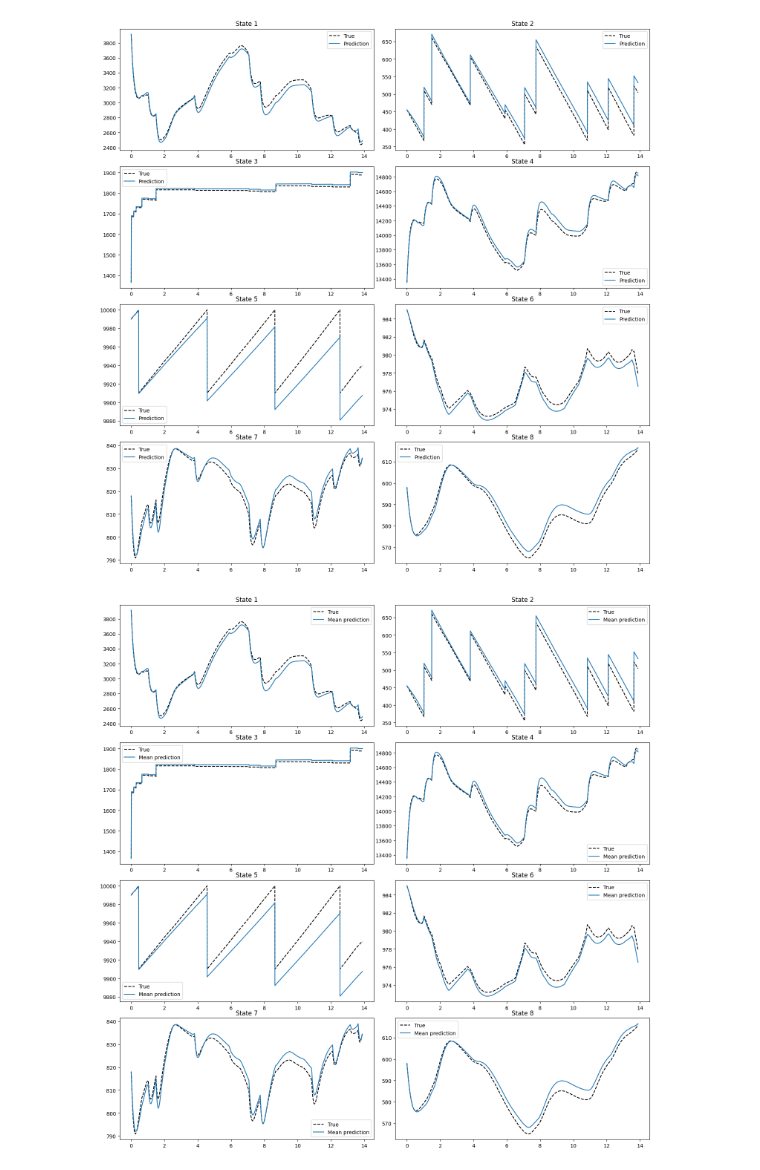
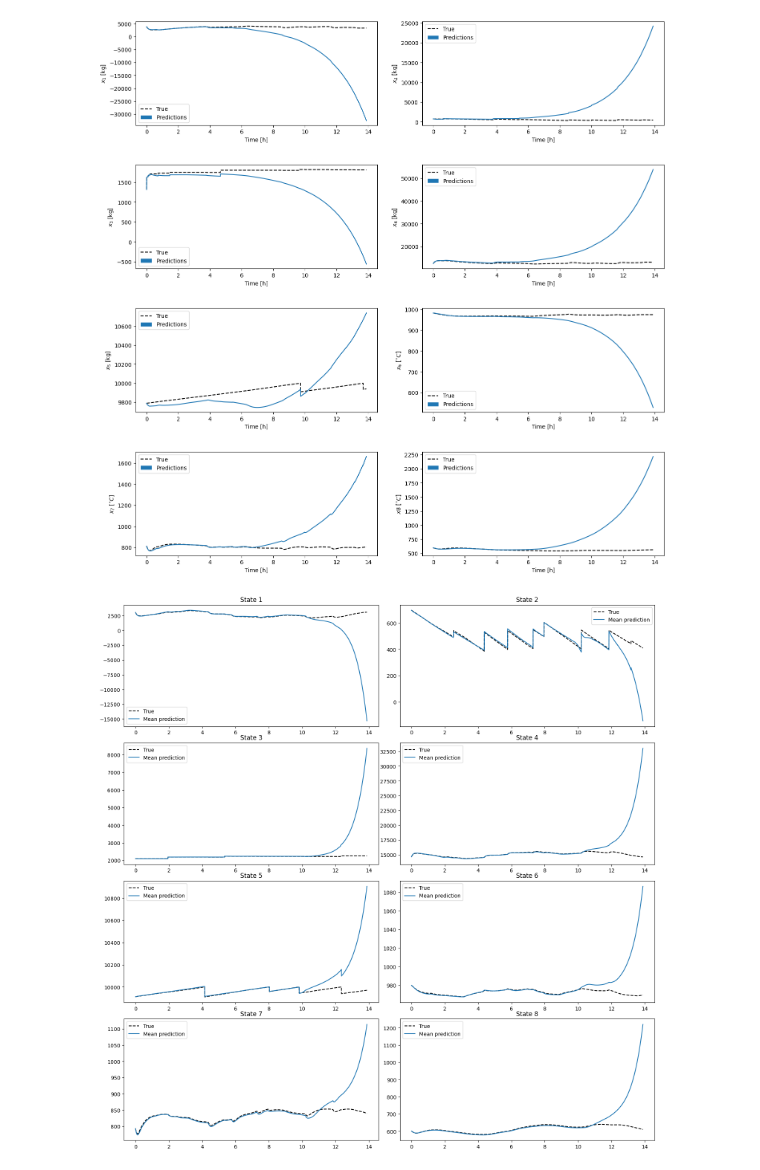
Before and after one commit to emilhaugstvedt/sparsity, a Jupyter notebook: sparsity.ipynb, the cells around one changed output. Saved outputs shown, nothing was run; the diff lists cells and outputs as text; code cells hidden in the pictures.

```diff
--- a/sparsity.ipynb
+++ b/sparsity.ipynb
@@ -32,6 +36,12 @@ y_mean = test_loader.dataset.y_mean
 x_std = test_loader.dataset.x_std
 x_mean = test_loader.dataset.x_mean
 # %%
-test_set_n = 10
+test_set_n = 13
 x_test = test_data[test_set_n]
+
+#x_mean = x_test_mean
+#x_std = test.x_std
+#y_mean = test.y_mean
+#y_std = test.y_std
+
 t = torch.linspace(0, dt * len(x_test)/60/60, len(x_test))
@@ -41,0 +48,13 @@ models = load_models(path, n_models=1)
+# %%
+path = "models/alu/L1_regularization/best_model" # plain, soft_thresholding, L1-regularization, dynamic_sparse_reparameterization, magnitude_pruning
+
+models = load_models(path, n_models=1)
+
+path = "models/alu/L1_regularization/best_swa_model"
+state_dicts = load_state_dicts(path, n_models=1)
+layers = [13, 25, 25, 25, 25, 8]
+#models = []
+for state_dict in state_dicts:
+    model = torch.optim.swa_utils.AveragedModel(L1RegularizationNet(layers))
+    model.load_state_dict(state_dict)
+    models.append(model)
@@ -46,31 +70,36 @@ for model in models:
     prediction = torch.zeros_like(x_test).detach()
     prediction[:, 8:] = x_test[:, 8:]
     prediction[:1] = x_test[:1]
-    predictions.append(prediction.detach())
+    predictions.append(prediction.detach().numpy())
 
     for i in range(1, len(prediction)):
         input = (prediction[i-1] - x_mean) / x_std
         x_dot = model(input) * y_std + y_mean
         prediction[i, :8] = prediction[i-1, :8] + x_dot * dt
 # %%
-steps = 4999 # Max 4999
-predictions = predictions[:5]
+steps = 5000 # Max 5000
 
-y_labels = ["$x_1$ [kg]", "x2 [kg]", "x3 [kg]", "x4 [kg]", "x5 [kg]", "x6 [C]", "x7 [C]", "x8 [C]"]
+y_labels = ["$x_1$ [kg]", "$x_2$ [kg]", "$x_3$ [kg]", "$x_4$ [kg]", "$x_5$ [kg]", "$x_6$ $[^{\circ}C]$", "$x_7$ $[^{\circ}C]$", "$x8$ $[^{\circ}C]$"]
 x_label = "Time [h]"
 
 fig, ax = plt.subplots(4, 2, figsize=(15, 15))
-fig.tight_layout()
+fig.tight_layout(pad=5.0)
 for i in range(8):
+    colors = []
     ax[i//2, i%2].plot(t[:steps], x_test[:steps, i], label="True", color="black", linestyle="--")
     for prediction in predictions:
-        ax[i//2, i%2].plot(t[:steps], prediction[:steps, i].detach(), label="Prediction")
+        ax[i//2, i%2].plot(t[:steps], prediction[:steps, i])
+        colors.append(ax[i//2, i%2].lines[-1].get_color())
     ax[i//2, i%2].set_ylabel(y_labels[i])
     ax[i//2, i%2].set_xlabel(x_label)
-    ax[i//2, i%2].set_title(f"State {i+1}")
-    ax[i//2, i%2].legend()
+    #ax[i//2, i%2].set_title(f"State {i+1}")
+    h, l = ax[0//2, 0%2].get_legend_handles_labels()
+    h.append(MulticolorPatch(colors))
+    l.append("Predictions")
+    ax[i//2, i%2].legend(h, l,
+         handler_map={MulticolorPatch: MulticolorPatchHandler()})
 # %% [output]
-[figure, old version]
+[figure, new version]
 # %%
 mean_prediction = torch.zeros_like(x_test).detach()
 for prediction in predictions:
@@ -87,4 +116,4 @@ for i in range(8):
     ax[i//2, i%2].set_title(f"State {i+1}")
     ax[i//2, i%2].legend()
 # %% [output]
-[figure, old version]
+[figure, new version]
```
Also changed, not shown: parts of 5 cells of this notebook, 5 other files.
